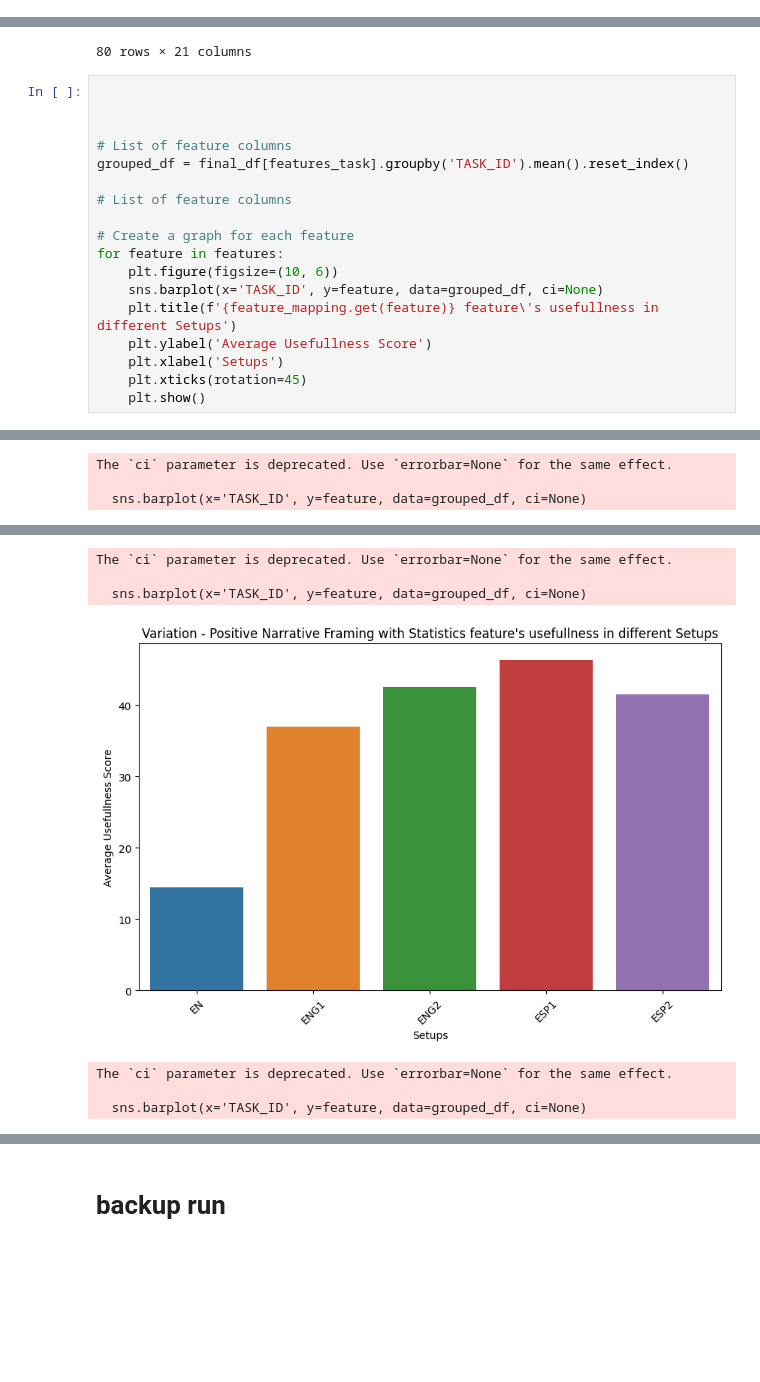
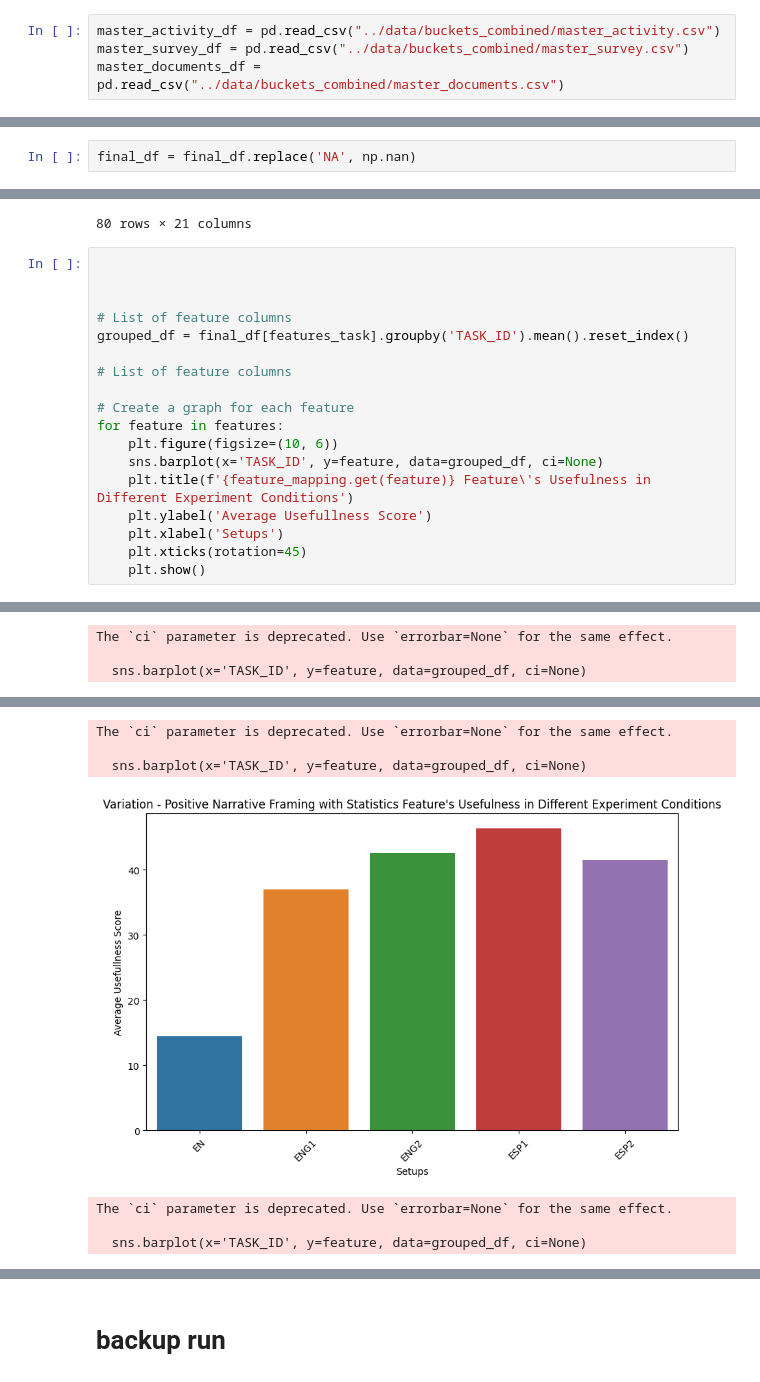
Before and after one commit to shreyan2020/cillm, a Jupyter notebook: analysis/notebooks/3_writing_task_analysis.ipynb, the cells around one changed output, grey strips where cells are left out. Saved outputs shown, nothing was run; the diff lists cells and outputs as text; blank space fills up the shorter version.

```diff
--- a/analysis/notebooks/3_writing_task_analysis.ipynb
+++ b/analysis/notebooks/3_writing_task_analysis.ipynb
@@ -74,6 +74,10 @@ master_documents_df['TASK_ID'] = master_documents_df.apply(
 master_activity_df.to_csv("../data/buckets_combined/master_activity.csv", index=False)
 master_survey_df.to_csv("../data/buckets_combined/master_survey.csv", index=False)
 master_documents_df.to_csv("../data/buckets_combined/master_documents.csv", index=False)
+# %%
+master_activity_df = pd.read_csv("../data/buckets_combined/master_activity.csv")
+master_survey_df = pd.read_csv("../data/buckets_combined/master_survey.csv")
+master_documents_df = pd.read_csv("../data/buckets_combined/master_documents.csv")
 # %% [markdown]
 # Survey
 # %%
@@ -186,6 +206,8 @@ final_df[final_df['PROLIFIC_PID']=='6549030c68f0146d7216bb1c']
 # final_df['TASK_ID'].replace('sandbox_task_1_eng','main_task_1', inplace=True)
 # %%
 final_df = final_df.replace('NA', 0)
+# %%
+final_df = final_df.replace('NA', np.nan)
 # %%
 final_df
 # %% [output]
@@ -274,7 +296,7 @@ grouped_df = final_df[features_task].groupby('TASK_ID').mean().reset_index()
 for feature in features:
     plt.figure(figsize=(10, 6))
     sns.barplot(x='TASK_ID', y=feature, data=grouped_df, ci=None)
-    plt.title(f'{feature_mapping.get(feature)} feature\'s usefullness in different Setups')
+    plt.title(f'{feature_mapping.get(feature)} Feature\'s Usefulness in Different Experiment Conditions')
     plt.ylabel('Average Usefullness Score')
     plt.xlabel('Setups')
     plt.xticks(rotation=45)
@@ -291,7 +313,7 @@ The `ci` parameter is deprecated. Use `errorbar=None` for the same effect.
 The `ci` parameter is deprecated. Use `errorbar=None` for the same effect.
 
   sns.barplot(x='TASK_ID', y=feature, data=grouped_df, ci=None)
-[figure, old version]
+[figure, new version]
 The `ci` parameter is deprecated. Use `errorbar=None` for the same effect.
 
   sns.barplot(x='TASK_ID', y=feature, data=grouped_df, ci=None)
```
Also changed, not shown: parts of 7 cells of this notebook, 16 other files.
